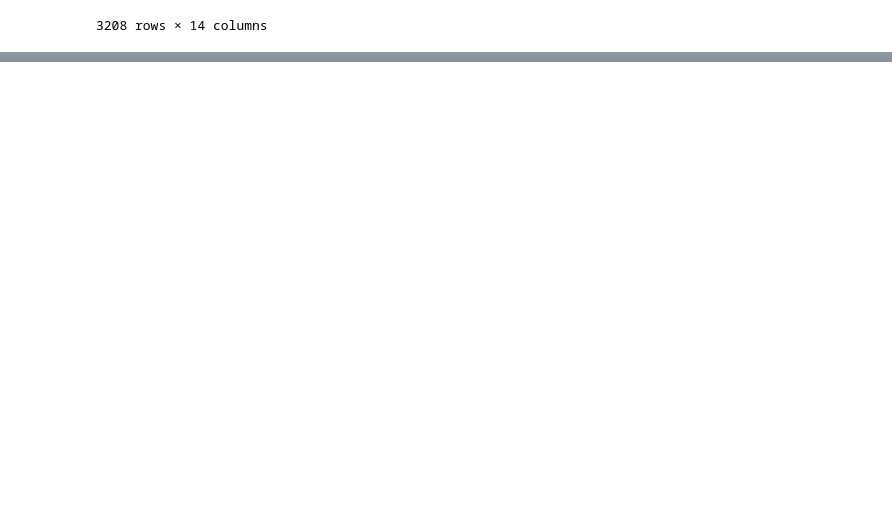
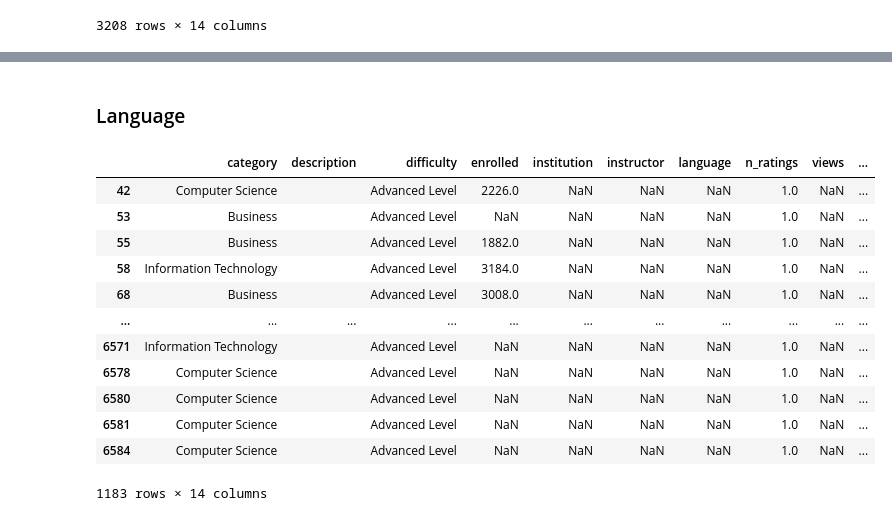
Before and after one commit to nmartinezs2017/coursing-ml, a Jupyter notebook: coursing-ml/notebooks/coursera_preprocessing.ipynb, the cells around one changed output, grey strips where cells are left out. Saved outputs shown, nothing was run; the diff lists cells and outputs as text; code cells hidden in the pictures; blank space fills up the shorter version.

```diff
--- a/coursing-ml/notebooks/coursera_preprocessing.ipynb
+++ b/coursing-ml/notebooks/coursera_preprocessing.ipynb
@@ -162,0 +221,18 @@ df[df["difficulty"].isnull()]
+# %% [markdown]
+### Language
+# %%
+df[df["language"].isnull()]
+# %% [output]
+|  | category | description | difficulty | enrolled | institution | instructor | language | n_ratings | views | ... |
+| 42 | Computer Science |  | Advanced Level | 2226.0 | NaN | NaN | NaN | 1.0 | NaN | ... |
+| 53 | Business |  | Advanced Level | NaN | NaN | NaN | NaN | 1.0 | NaN | ... |
+| 55 | Business |  | Advanced Level | 1882.0 | NaN | NaN | NaN | 1.0 | NaN | ... |
+| 58 | Information Technology |  | Advanced Level | 3184.0 | NaN | NaN | NaN | 1.0 | NaN | ... |
+| 68 | Business |  | Advanced Level | 3008.0 | NaN | NaN | NaN | 1.0 | NaN | ... |
+| ... | ... | ... | ... | ... | ... | ... | ... | ... | ... | ... |
+| 6571 | Information Technology |  | Advanced Level | NaN | NaN | NaN | NaN | 1.0 | NaN | ... |
+| 6578 | Computer Science |  | Advanced Level | NaN | NaN | NaN | NaN | 1.0 | NaN | ... |
+| 6580 | Computer Science |  | Advanced Level | NaN | NaN | NaN | NaN | 1.0 | NaN | ... |
+| 6581 | Computer Science |  | Advanced Level | NaN | NaN | NaN | NaN | 1.0 | NaN | ... |
+| 6584 | Computer Science |  | Advanced Level | NaN | NaN | NaN | NaN | 1.0 | NaN | ... |
+1183 rows × 14 columns
```
Also changed, not shown: parts of 11 cells of this notebook, 4 other files.
